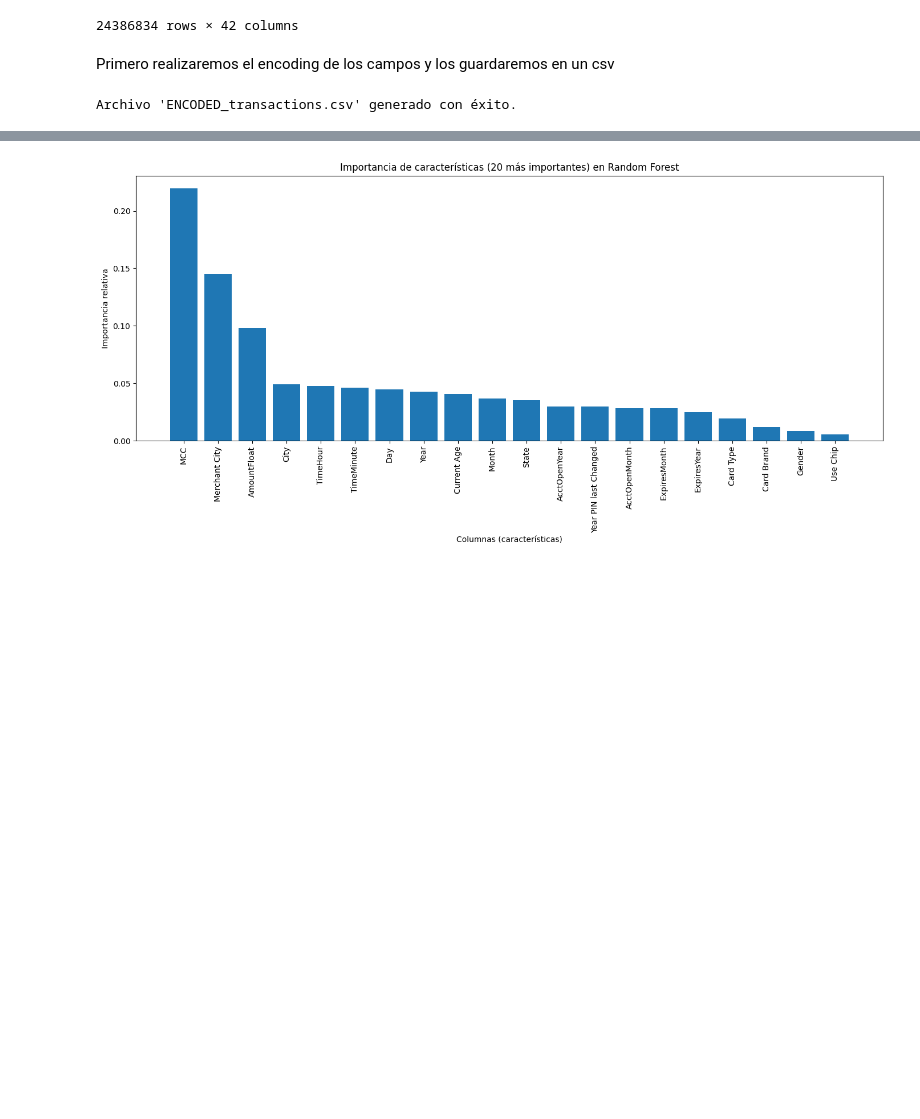
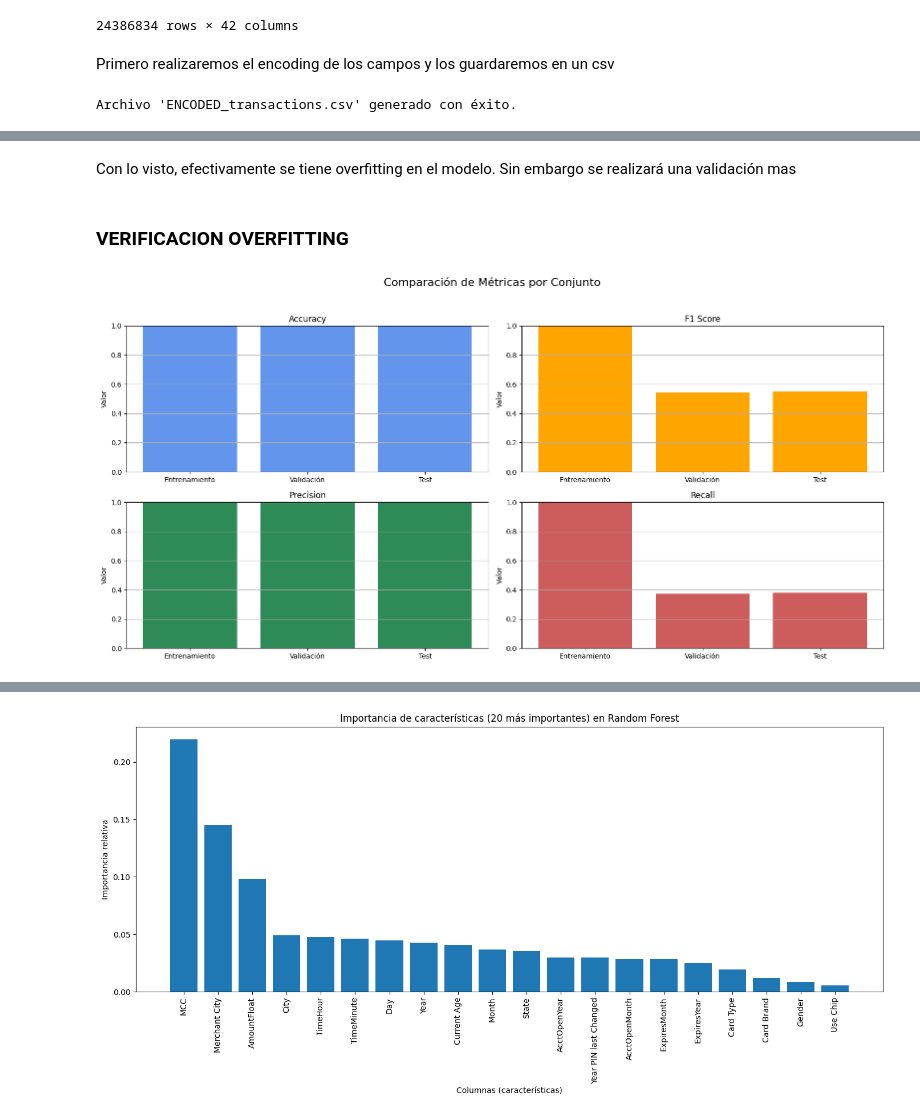
Before and after one commit to RicardoMollinedo/tfm-finantial-fraud, a Jupyter notebook: tfm_RicardoMollinedo.ipynb, the cells around one changed output, grey strips where cells are left out. Cells and saved outputs as stored; diff of their text form; code cells hidden in the pictures; blank space fills up the shorter version.

```diff
--- a/tfm_RicardoMollinedo.ipynb
+++ b/tfm_RicardoMollinedo.ipynb
@@ -1002,0 +1053,7 @@ Verdaderos Positivos (Fraude bien detectado): 2465
+# %%
+# ==========================
+# 7. Evaluar en Entrenamiento (para detectar sobreajuste)
+# ==========================
+y_train_pred = random_forest_model.predict(X_train)
+print("=== Classification Report - Entrenamiento ===")
+print(classification_report(y_train, y_train_pred))
@@ -1002,0 +1070,73 @@ Verdaderos Positivos (Fraude bien detectado): 2465
+# %% [markdown]
+Con lo visto, efectivamente se tiene overfitting en el modelo. Sin embargo se realizará una validación mas
+# %% [markdown]
+### VERIFICACION OVERFITTING
+# %%
+from sklearn.metrics import accuracy_score, f1_score, precision_score, recall_score
+
+# Calcular métricas
+acc_train = accuracy_score(y_train, y_train_pred)
+acc_val = accuracy_score(y_val, y_val_pred)
+acc_test = accuracy_score(y_test, y_test_pred)
+
+f1_train = f1_score(y_train, y_train_pred)
+f1_val = f1_score(y_val, y_val_pred)
+f1_test = f1_score(y_test, y_test_pred)
+
+precision_train = precision_score(y_train, y_train_pred)
+precision_val = precision_score(y_val, y_val_pred)
+precision_test = precision_score(y_test, y_test_pred)
+
+recall_train = recall_score(y_train, y_train_pred)
+recall_val = recall_score(y_val, y_val_pred)
+recall_test = recall_score(y_test, y_test_pred)
+
+# Etiquetas
+labels = ["Entrenamiento", "Validación", "Test"]
+
+# Crear listas por métrica
+accuracy_scores = [acc_train, acc_val, acc_test]
+f1_scores = [f1_train, f1_val, f1_test]
+precision_scores = [precision_train, precision_val, precision_test]
+recall_scores = [recall_train, recall_val, recall_test]
+
+# Crear subplots
+plt.figure(figsize=(16, 8))
+
+# Accuracy
+plt.subplot(2, 2, 1)
+plt.bar(labels, accuracy_scores, color='cornflowerblue')
+plt.ylim(0, 1)
+plt.title("Accuracy")
+plt.ylabel("Valor")
+plt.grid(axis='y')
+
+# F1 Score
+plt.subplot(2, 2, 2)
+plt.bar(labels, f1_scores, color='orange')
+plt.ylim(0, 1)
+plt.title("F1 Score")
+plt.ylabel("Valor")
+plt.grid(axis='y')
+
+# Precision
+plt.subplot(2, 2, 3)
+plt.bar(labels, precision_scores, color='seagreen')
+plt.ylim(0, 1)
+plt.title("Precision")
+plt.ylabel("Valor")
+plt.grid(axis='y')
+
+# Recall
+plt.subplot(2, 2, 4)
+plt.bar(labels, recall_scores, color='indianred')
+plt.ylim(0, 1)
+plt.title("Recall")
+plt.ylabel("Valor")
+plt.grid(axis='y')
+
+plt.suptitle("Comparación de Métricas por Conjunto", fontsize=16)
+plt.tight_layout(rect=[0, 0, 1, 0.95])
+plt.show()
+# %% [output]
+[figure, added]
```
Also changed, not shown: parts of 137 cells of this notebook.
